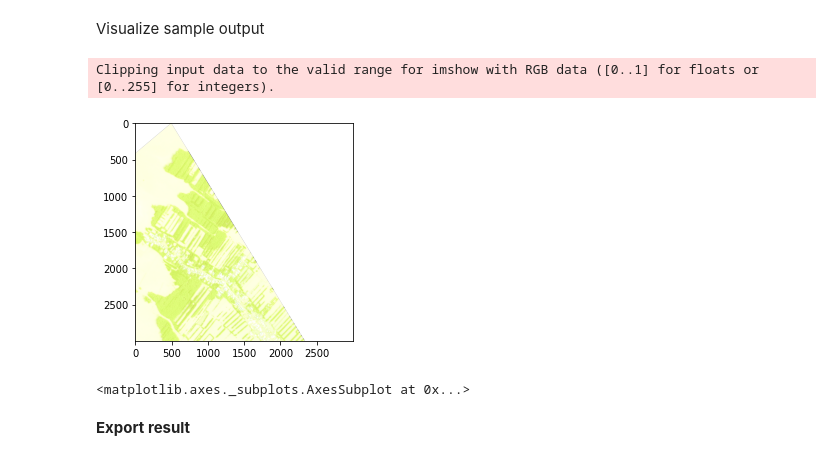
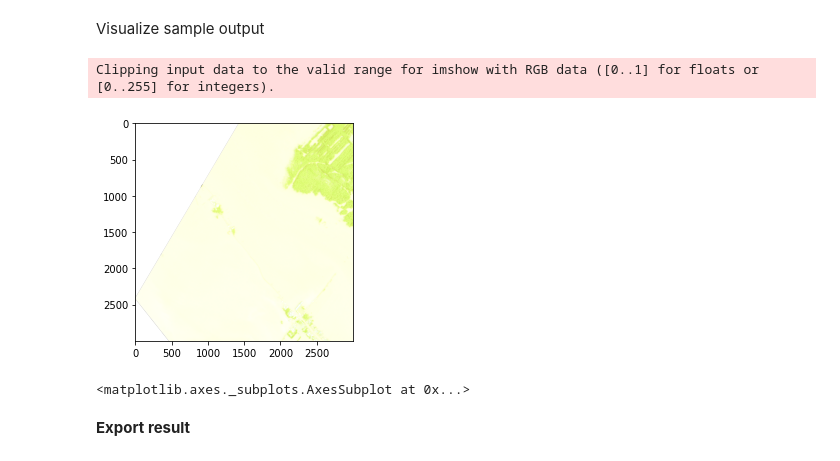
Before and after one commit to menvuthy/portfolio, a Jupyter notebook: docs/Content/Documentation/deep-learning/Split_satellite_image_into_small_pieces_for_model_prediction.ipynb, the cells around one changed output. Saved outputs shown, nothing was run; the diff lists cells and outputs as text; code cells hidden in the pictures.

```diff
--- a/docs/Content/Documentation/deep-learning/Split_satellite_image_into_small_pieces_for_model_prediction.ipynb
+++ b/docs/Content/Documentation/deep-learning/Split_satellite_image_into_small_pieces_for_model_prediction.ipynb
@@ -148,10 +150,10 @@ for i in range(len(shapes)):
 # %% [markdown]
 Visualize sample output
 # %%
-show(Out_img[10])
+show(Out_img[2])
 # %% [output]
 Clipping input data to the valid range for imshow with RGB data ([0..1] for floats or [0..255] for integers).
-[figure, old version]
+[figure, new version]
 <matplotlib.axes._subplots.AxesSubplot at 0x...>
 # %% [markdown]
 **Export result**
```
Also changed, not shown: parts of 5 cells of this notebook.
